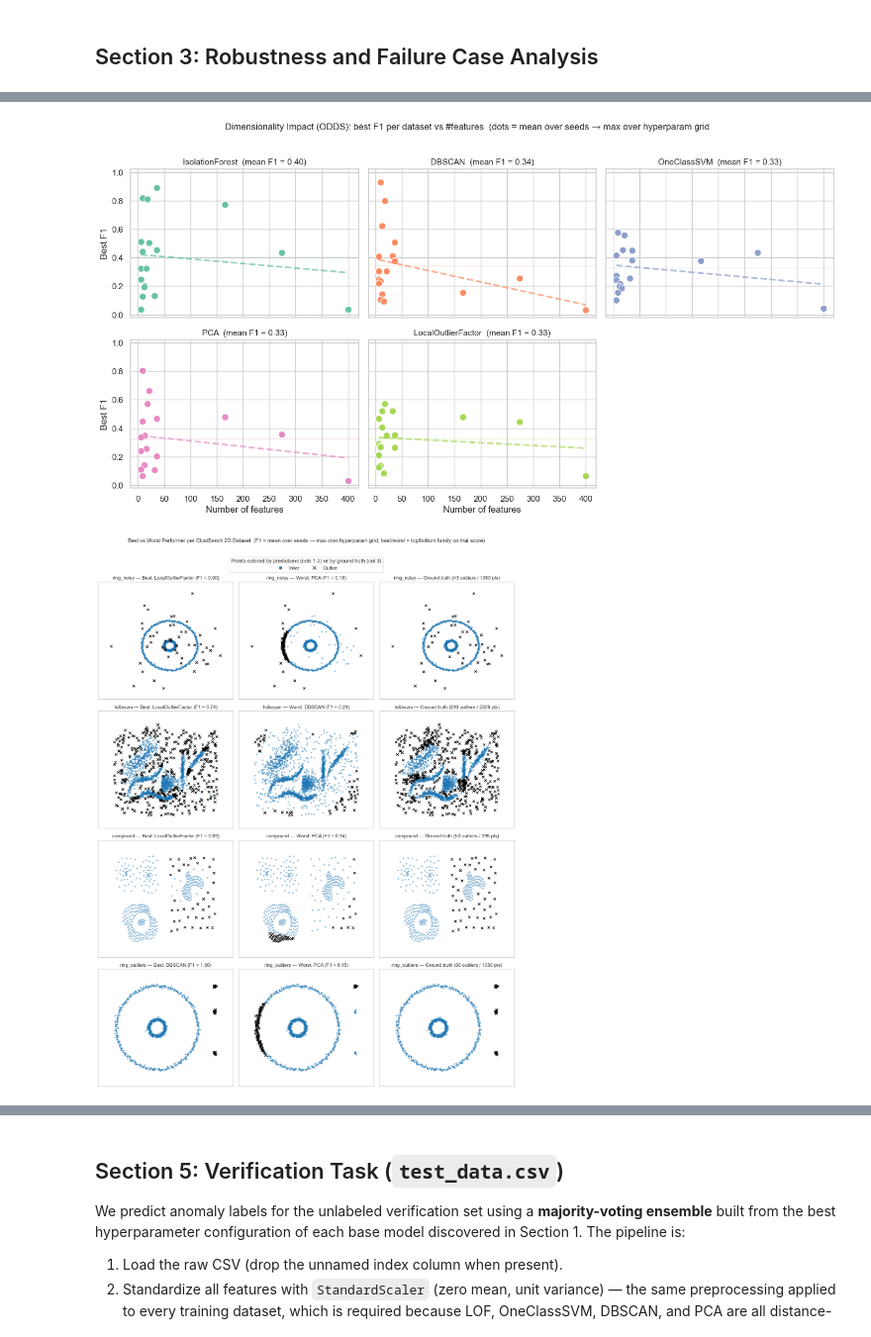
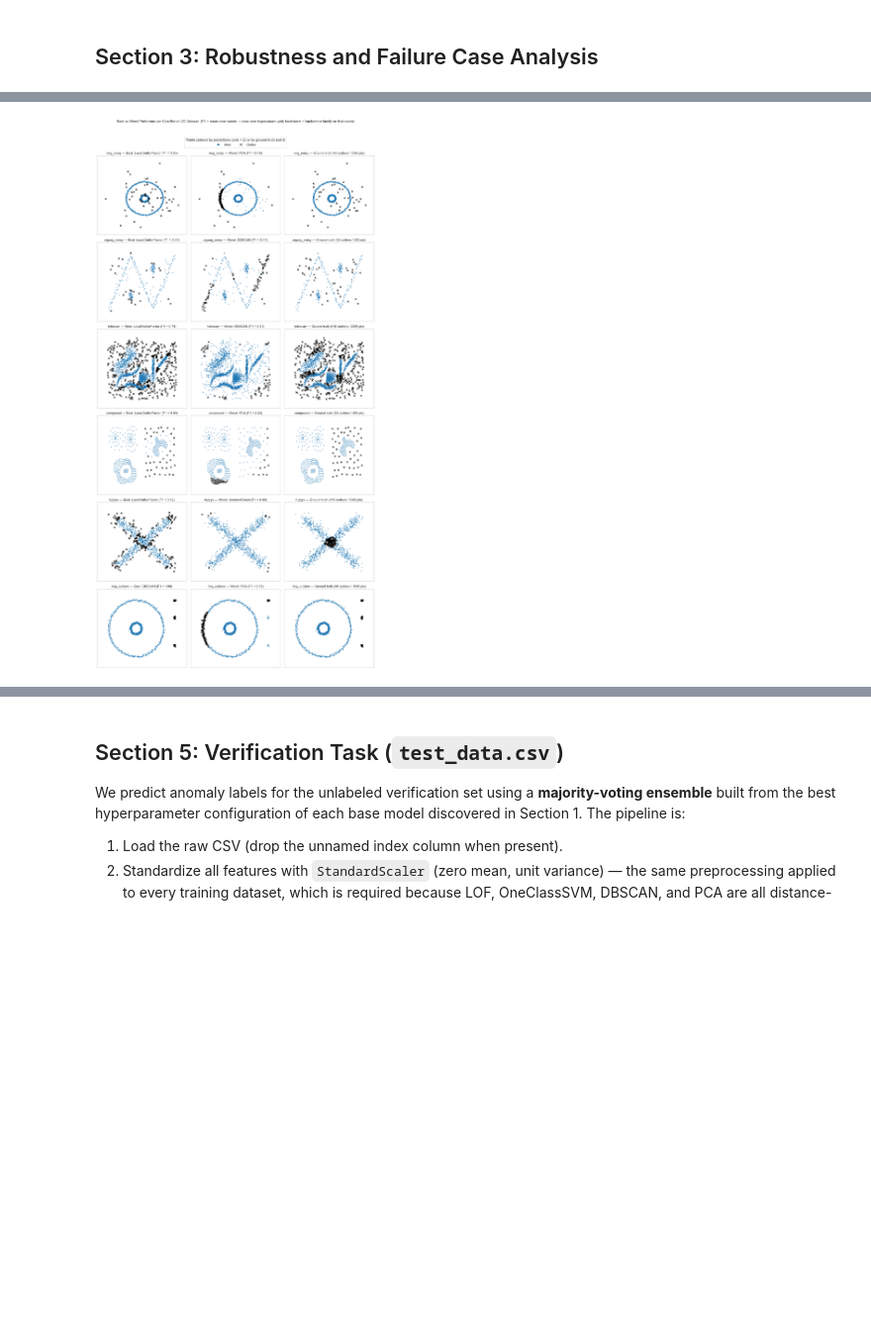
Before and after one commit to FlorekPawel/anomaly-detection, a Jupyter notebook: notebooks/analysis.ipynb, the cells around one changed output, grey strips where cells are left out. Shown at 99% size. Drawn from its saved outputs; the diff is of its cells as text; code cells hidden in the pictures; blank space fills up the shorter version.

```diff
--- a/notebooks/analysis.ipynb
+++ b/notebooks/analysis.ipynb
@@ -414,76 +580,4 @@ plt.show()
 # %%
-odds_dim = best_per_dataset[best_per_dataset["dataset_group"] == "odds"].copy()
-odds_dim = odds_dim.dropna(subset=["n_features", "f1_score"])
-
-model_order = (
-    odds_dim.groupby("model")["f1_score"].mean().sort_values(ascending=False).index.tolist()
-)
-palette = dict(zip(model_order, sns.color_palette("Set2", n_colors=len(model_order)), strict=False))
-
-n_models = len(model_order)
-n_cols = min(3, n_models)
-n_rows = int(np.ceil(n_models / n_cols))
-
-fig, axes = plt.subplots(
-    n_rows, n_cols, figsize=(4.6 * n_cols, 3.6 * n_rows), sharex=True, sharey=True
-)
-axes = np.atleast_2d(axes).reshape(n_rows, n_cols)
-
-x_min, x_max = odds_dim["n_features"].min(), odds_dim["n_features"].max()
-x_pad = max(1.0, (x_max - x_min) * 0.05)
-
-for idx, model_name in enumerate(model_order):
-    row, col = divmod(idx, n_cols)
-    ax = axes[row, col]
-    subset = odds_dim[odds_dim["model"] == model_name]
-    color = palette[model_name]
-
-    sns.scatterplot(
-        data=subset,
-        x="n_features",
-        y="f1_score",
-        ax=ax,
-        s=80,
-        color=color,
-        edgecolor="white",
-        linewidth=0.8,
-        legend=False,
-    )
-    if len(subset) >= 2:
-        sns.regplot(
-            data=subset,
-            x="n_features",
-            y="f1_score",
-            scatter=False,
-            ax=ax,
-            color=color,
-            line_kws={"linestyle": "--", "alpha": 0.7},
-            ci=None,
-        )
-
-    mean_f1 = subset["f1_score"].mean()
-    ax.axhline(mean_f1, color=color, alpha=0.25, linewidth=1)
-    ax.set_title(f"{model_name}  (mean F1 = {mean_f1:.2f})", fontsize=11)
-    ax.set_xlabel("Number of features")
-    ax.set_ylabel("Best F1")
-    ax.set_xlim(x_min - x_pad, x_max + x_pad)
-    ax.set_ylim(-0.02, 1.02)
-
-for idx in range(n_models, n_rows * n_cols):
-    row, col = divmod(idx, n_cols)
-    axes[row, col].axis("off")
-
-fig.suptitle(
-    "Dimensionality Impact (ODDS): best F1 per dataset vs #features  "
-    "(dots = mean over seeds → max over hyperparam grid",
-    fontsize=12,
-    y=1.02,
-)
-plt.tight_layout()
-plt.savefig(plots_dir / "dimensionality_impact.png", dpi=300, bbox_inches="tight")
-plt.show()
-
-
 def _normalize_labels(preds: np.ndarray) -> np.ndarray:
     labels = preds.astype(int)
     if set(np.unique(labels)) <= {0, 1}:
@@ -593,6 +687,8 @@ best_per_model = (
 
 selected_clust_names = [
     "clustbench_compound",
+    "clustbench_fuzzyx",
+    "clustbench_zigzag_noisy",
     "clustbench_ring_outliers",
     "clustbench_ring_noisy",
     "clustbench_hdbscan",
@@ -642,35 +738,34 @@ for r, cfg in enumerate(selected_cfgs):
     n_inliers = int((truth == 0).sum())
     plot_ground_truth(
         features,
         truth,
         axes[r, 2],
         f"{ds_short} — Ground truth ({n_outliers} outliers / {n_inliers + n_outliers} pts)",
     )
 
 handles = [
     plt.Line2D([], [], marker="o", color="#1f77b4", linestyle="", label="Inlier"),
     plt.Line2D([], [], marker="x", color="black", linestyle="", markersize=8, label="Outlier"),
 ]
 fig.legend(
     handles=handles,
     loc="upper center",
     ncol=2,
     bbox_to_anchor=(0.5, 1.01),
     title="Points colored by predictions (cols 1-2) or by ground truth (col 3)",
 )
 fig.suptitle(
     "Best vs Worst Performer per ClustBench 2D Dataset  "
     "(F1 = mean over seeds → max over hyperparam grid; "
     "best/worst = top/bottom family on that score)",
     y=1.04,
     fontsize=12,
 )
 plt.tight_layout()
 plt.savefig(plots_dir / "best_vs_worst_clustbench.png", dpi=300, bbox_inches="tight")
 plt.show()
 # %% [output]
-[figure, old version]
+[figure, new version]
-[figure, removed]
 # %%
 stability_records = []
 for model_key in df["model_key"].dropna().unique():
```
Also changed, not shown: parts of 12 cells of this notebook, 2 other files.
